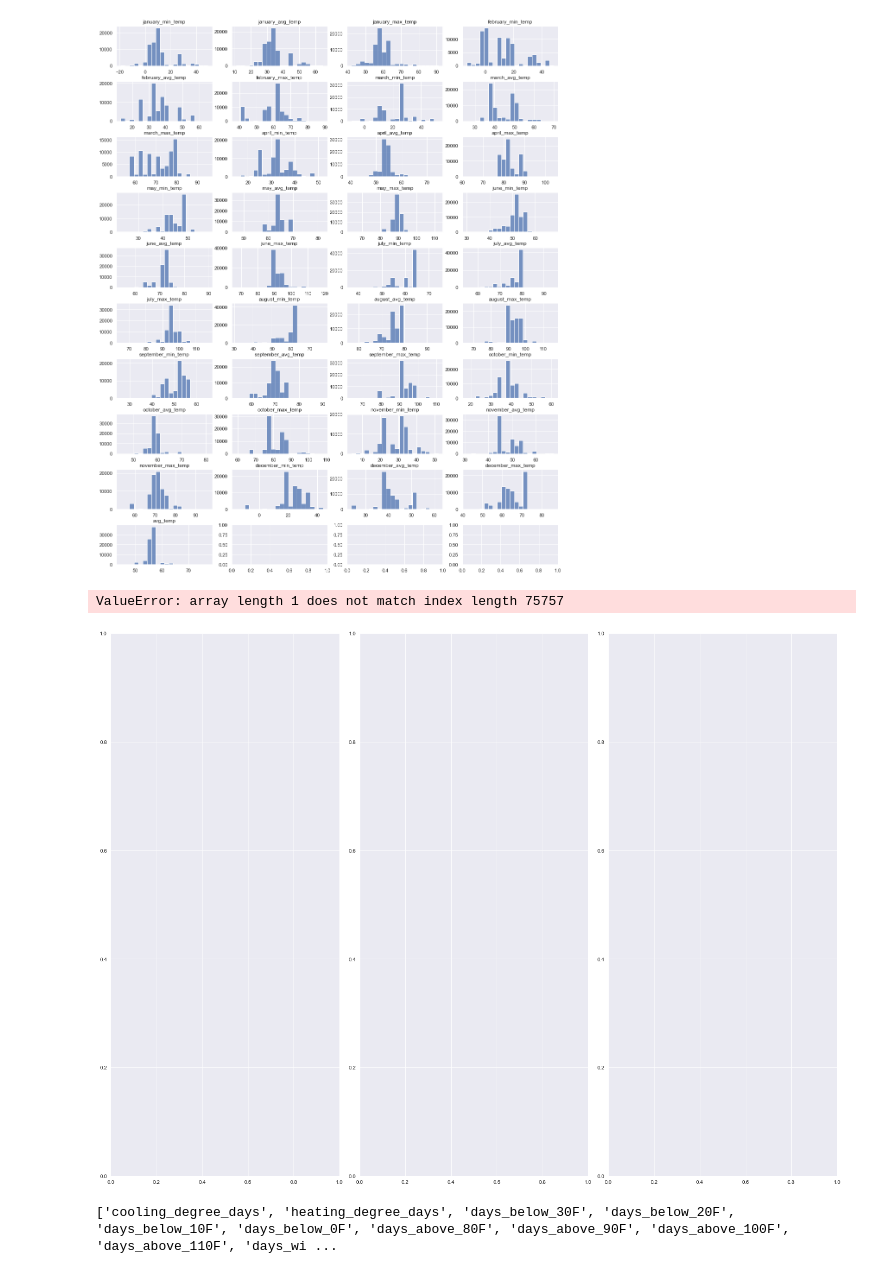
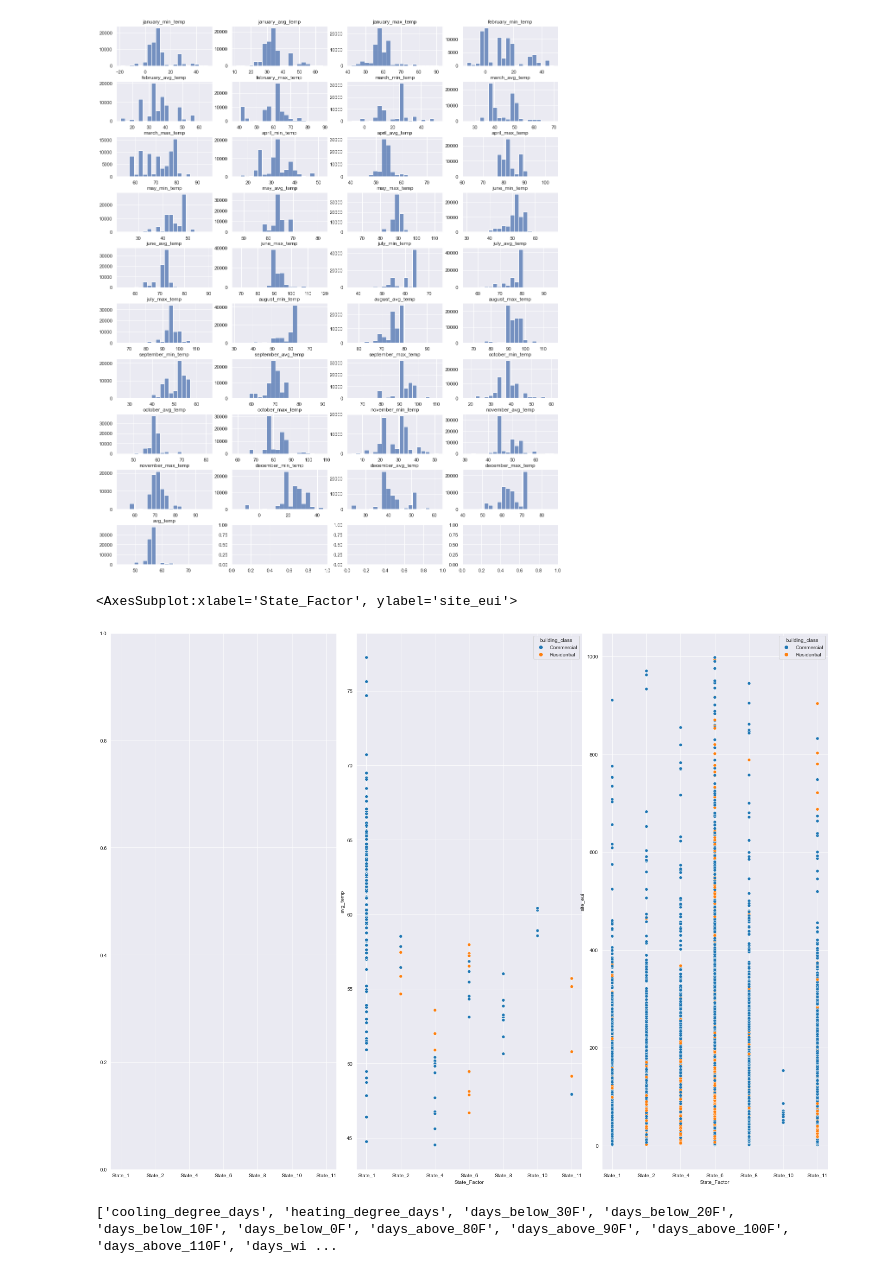
Before and after one commit to abdullahKalim/Site-Energy-Intensity-Prediction, a Jupyter notebook: Notebooks/Site_Energy_Intensity_Prediction.ipynb, the cells around one changed output. Drawn from its saved outputs; the diff is of its cells as text; code cells hidden in the pictures.

```diff
--- a/Notebooks/Site_Energy_Intensity_Prediction.ipynb
+++ b/Notebooks/Site_Energy_Intensity_Prediction.ipynb
@@ -208,13 +208,13 @@ autumn_max=["september_max_temp","november_max_temp"]
 # %%
 sns.set_style("darkgrid")
 fig,ax=plt.subplots(1,3,figsize=(20,15),sharex=True)
 fig.tight_layout()
-sns.scatterplot(df["State_Factor"],df["ELEVATION"]q,ax=[0])
+#sns.scatterplot(df["State_Factor"],df["ELEVATION"],ax=[0])
 sns.scatterplot(df["State_Factor"],df["avg_temp"],hue=df["building_class"],ax=ax[1])
 sns.scatterplot(df["State_Factor"],df["site_eui"],hue=df["building_class"],ax=ax[2])
 # %% [output]
-ValueError: array length 1 does not match index length 75757
+<AxesSubplot:xlabel='State_Factor', ylabel='site_eui'>
-[figure, old version]
+[figure, new version]
 # %%
 days_col=[]
 for col in df.columns:
```
Also changed, not shown: parts of 5 cells of this notebook.
